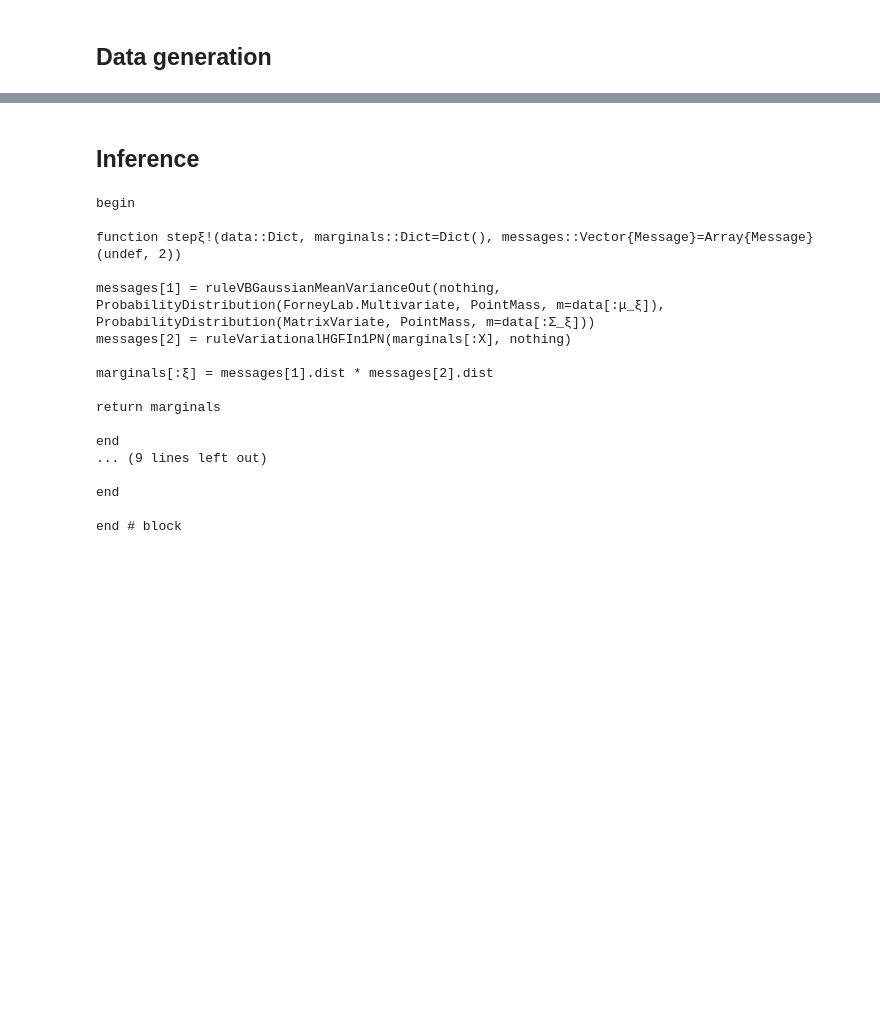
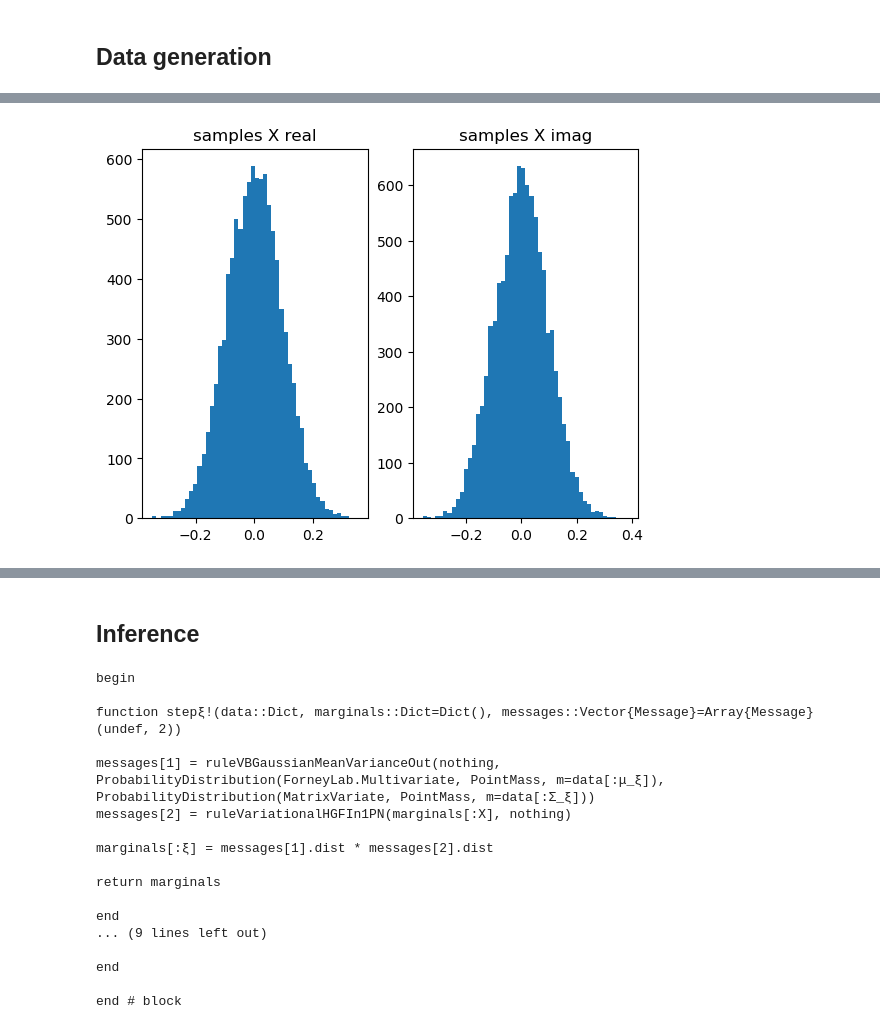
Before and after one commit to biaslab/SituatedSoundscaping, a Jupyter notebook: log-power_modelling/GSMM_HGF_complex.ipynb, the cells around one changed output, grey strips where cells are left out. Saved outputs shown, nothing was run; the diff lists cells and outputs as text; code cells hidden in the pictures; blank space fills up the shorter version.

```diff
--- a/log-power_modelling/GSMM_HGF_complex.ipynb
+++ b/log-power_modelling/GSMM_HGF_complex.ipynb
@@ -251,3 +271,7 @@ plt.plot(t, ξ_samples);
+# %%
+_,ax = plt.subplots(ncols=2); ax[1].hist(real(X_samples[:,1]), bins=50), ax[1].set_title("samples X real"), ax[2].hist(imag(X_samples[:,1]), bins=50), ax[2].set_title("samples X imag");
+# %% [output]
+[figure, added]
 # %%
 plt.plot(t, X_samples);
 # %% [output]
```
Also changed, not shown: parts of 23 cells of this notebook, 1 other file.
